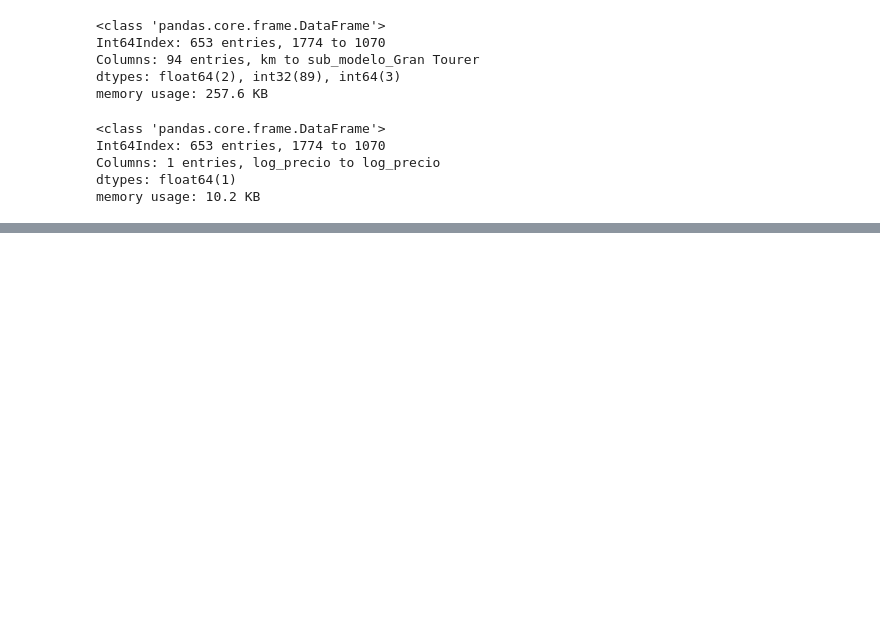
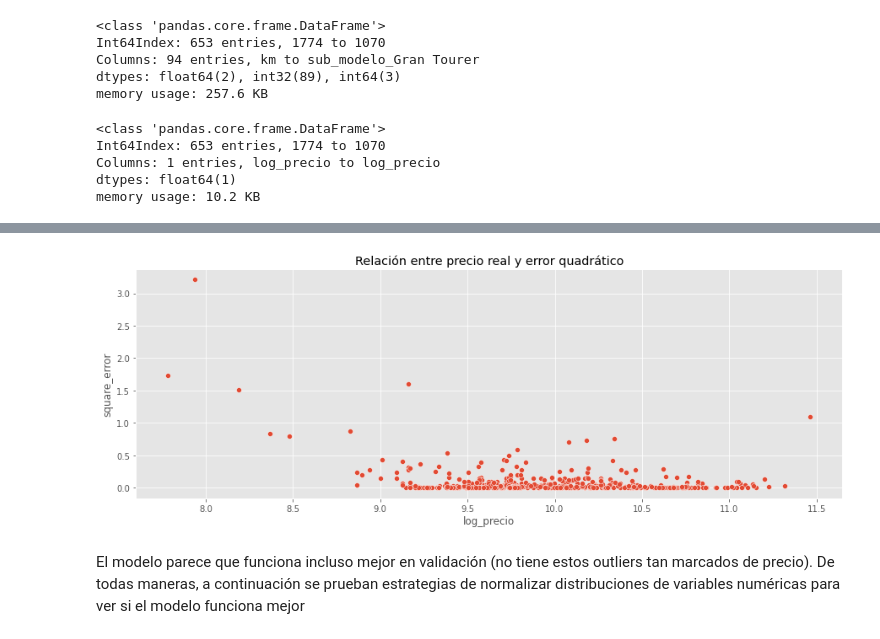
Before and after one commit to Rodrixx05/bmw-pricing, a Jupyter notebook: bmw_pricing_project.ipynb, the cells around one changed output, grey strips where cells are left out. Drawn from its saved outputs; the diff is of its cells as text; code cells hidden in the pictures; blank space fills up the shorter version.

```diff
--- a/bmw_pricing_project.ipynb
+++ b/bmw_pricing_project.ipynb
@@ -1356,0 +1398,2 @@ memory usage: 10.2 KB
+# %%
+results_df_val, mse_val, rmse_val = tabla_prediccion(modelo_lineal, val_df_X, val_df_y)
@@ -1356,0 +1409,10 @@ memory usage: 10.2 KB
+# %%
+plt.figure(figsize = (15,5));
+sns.scatterplot(x = 'log_precio', y = 'square_error', data = results_df_val);
+plt.title('Relación entre precio real y error quadrático');
+plt.show()
+# %% [output]
+[figure, added]
+# %% [markdown]
+El modelo parece que funciona incluso mejor en validación (no tiene estos outliers tan marcados de precio).
+De todas maneras, a continuación se prueban estrategias de normalizar distribuciones de variables numéricas para ver si el modelo funciona mejor
```
Also changed, not shown: parts of 13 cells of this notebook.
